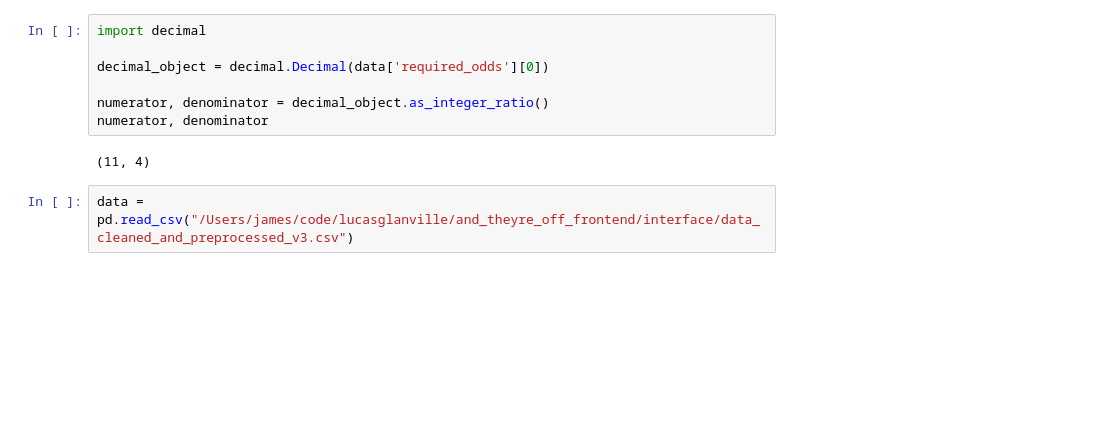
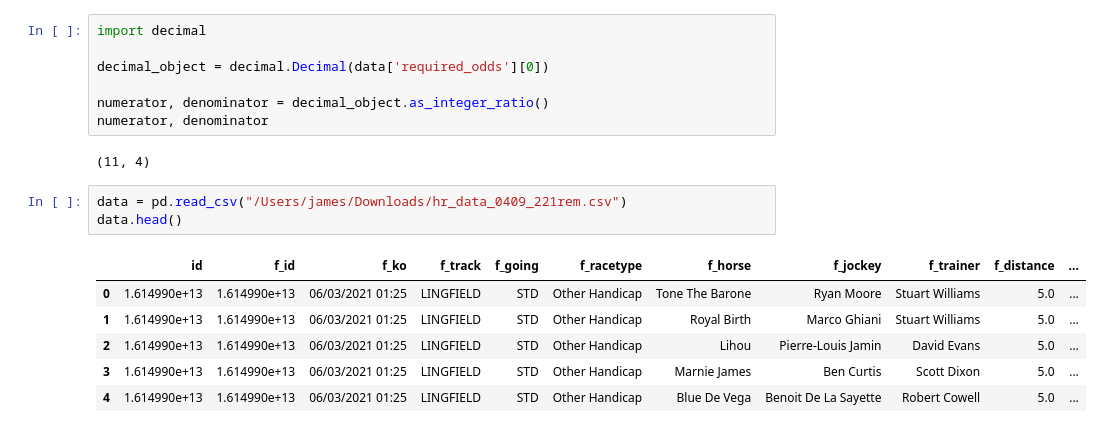
Before and after one commit to lucasglanville/and_theyre_off_frontend, a Jupyter notebook: notebooks/api_scrapbook.ipynb, the cells around one changed output. Cells and saved outputs as stored; diff of their text form; blank space fills up the shorter version.

```diff
--- a/notebooks/api_scrapbook.ipynb
+++ b/notebooks/api_scrapbook.ipynb
@@ -84,4 +84,12 @@ numerator, denominator
 # %% [output]
 (11, 4)
 # %%
-data = pd.read_csv("/Users/james/code/lucasglanville/and_theyre_off_frontend/interface/data_cleaned_and_preprocessed_v3.csv")
+data = pd.read_csv("/Users/james/Downloads/hr_data_0409_221rem.csv")
+data.head()
+# %% [output]
+|  | id | f_id | f_ko | f_track | f_going | f_racetype | f_horse | f_jockey | f_trainer | f_distance | ... |
+| 0 | 1.614990e+13 | 1.614990e+13 | 06/03/2021 01:25 | LINGFIELD | STD | Other Handicap | Tone The Barone | Ryan Moore | Stuart Williams | 5.0 | ... |
+| 1 | 1.614990e+13 | 1.614990e+13 | 06/03/2021 01:25 | LINGFIELD | STD | Other Handicap | Royal Birth | Marco Ghiani | Stuart Williams | 5.0 | ... |
+| 2 | 1.614990e+13 | 1.614990e+13 | 06/03/2021 01:25 | LINGFIELD | STD | Other Handicap | Lihou | Pierre-Louis Jamin | David Evans | 5.0 | ... |
+| 3 | 1.614990e+13 | 1.614990e+13 | 06/03/2021 01:25 | LINGFIELD | STD | Other Handicap | Marnie James | Ben Curtis | Scott Dixon | 5.0 | ... |
+| 4 | 1.614990e+13 | 1.614990e+13 | 06/03/2021 01:25 | LINGFIELD | STD | Other Handicap | Blue De Vega | Benoit De La Sayette | Robert Cowell | 5.0 | ... |
```
Also changed, not shown: parts of 4 cells of this notebook, 3 other files.
